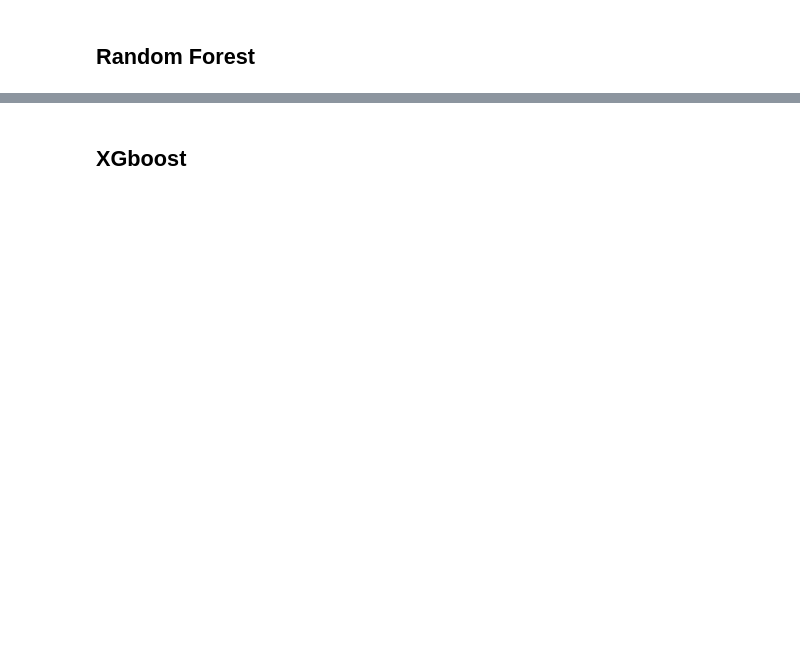
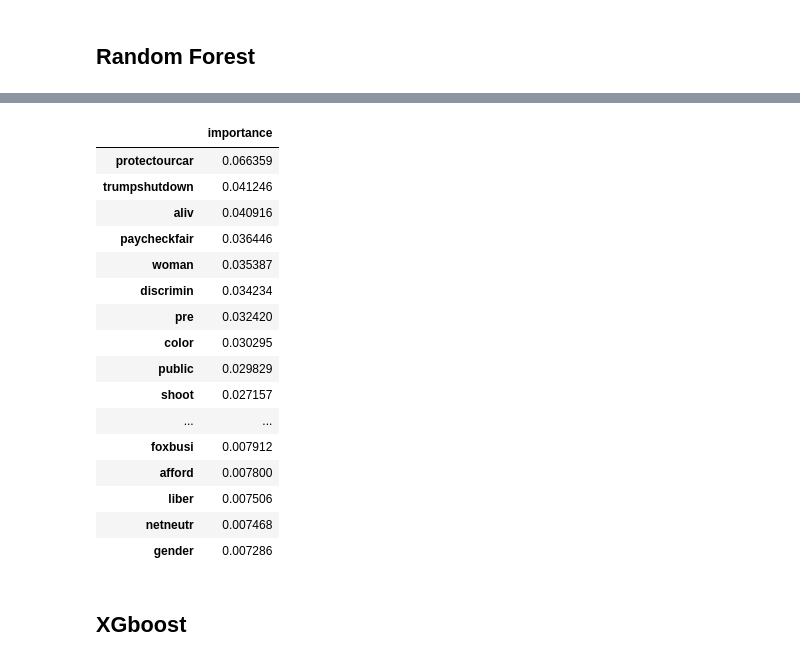
Before and after one commit to omerhakim/Twitter_Classification, a Jupyter notebook: mode_5/Rep_Dem_by_User_Total.ipynb, the cells around one changed output, grey strips where cells are left out. Cells and saved outputs as stored; diff of their text form; code cells hidden in the pictures; blank space fills up the shorter version.

```diff
--- a/mode_5/Rep_Dem_by_User_Total.ipynb
+++ b/mode_5/Rep_Dem_by_User_Total.ipynb
@@ -182,3 +330,25 @@ array([[50,  2],
+# %%
+df_count = pd.DataFrame(count_data_train.todense(),columns = count_vectorizer.get_feature_names())
+feature_importance = pd.DataFrame(rf_classifier.feature_importances_, index=df_count.columns, columns=['importance']).sort_values('importance',ascending=False)
+feature_importance.head(30)
+# %% [output]
+|  | importance |
+| protectourcar | 0.066359 |
+| trumpshutdown | 0.041246 |
+| aliv | 0.040916 |
+| paycheckfair | 0.036446 |
+| woman | 0.035387 |
+| discrimin | 0.034234 |
+| pre | 0.032420 |
+| color | 0.030295 |
+| public | 0.029829 |
+| shoot | 0.027157 |
+| ... | ... |
+| foxbusi | 0.007912 |
+| afford | 0.007800 |
+| liber | 0.007506 |
+| netneutr | 0.007468 |
+| gender | 0.007286 |
 # %% [markdown]
 ## XGboost
 # %%
```
Also changed, not shown: parts of 39 cells of this notebook, 1 other file.
